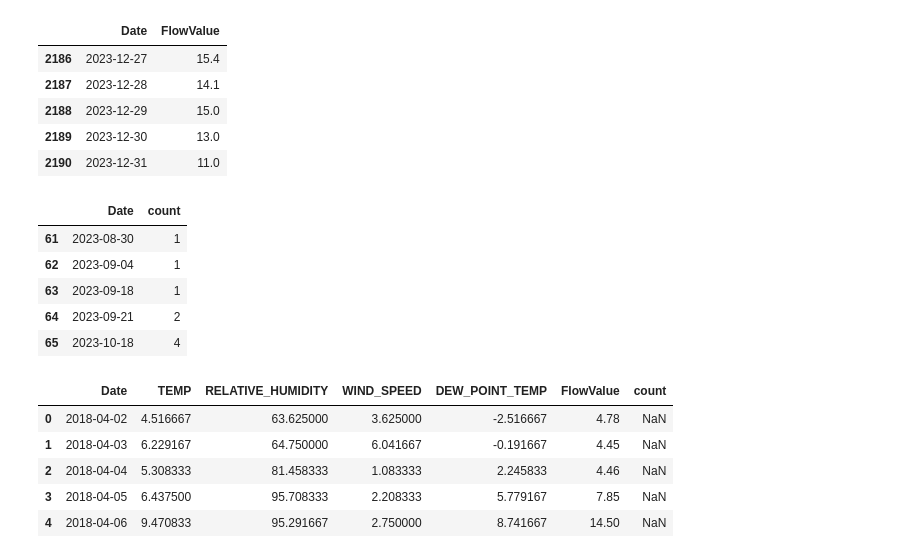
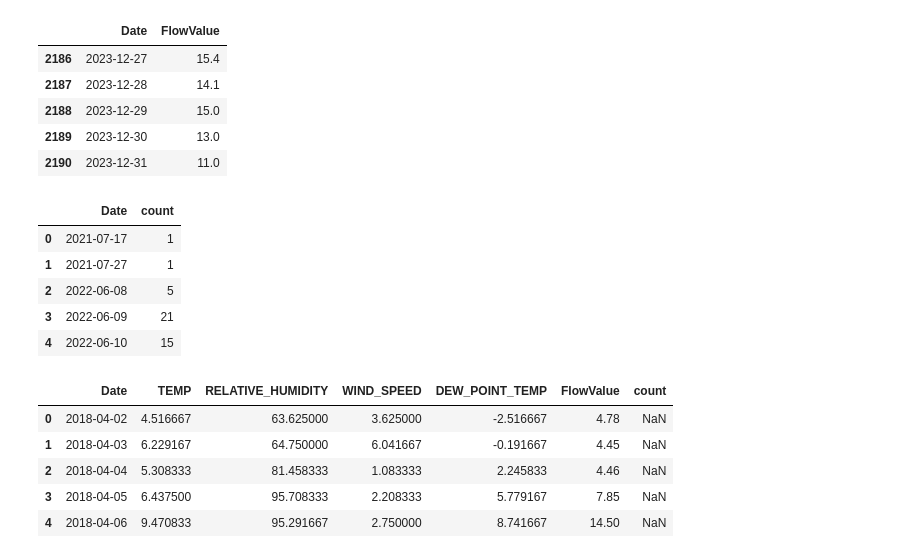
Before and after one commit to brahmwg/Bottlenecks_MDS_Capstone, a Jupyter notebook: outMigration_model/outM.ipynb, the cells around one changed output. Saved outputs shown, nothing was run; the diff lists cells and outputs as text; code cells hidden in the pictures.

```diff
--- a/outMigration_model/outM.ipynb
+++ b/outMigration_model/outM.ipynb
@@ -15,8 +15,8 @@ DataTransformerRegistry.enable('vegafusion')
 # %% [markdown]
 Salmon Detection Data
 # %%
-salmon = pd.read_csv('data/data_salmon.csv')
-salmon['earliest_detect_date'] = pd.to_datetime(salmon['earliest_detect_date'], format='%Y-%m-%d %H:%M:%S.%f', errors='coerce') # convert to date data type
-salmon['earliest_detect_date'] = pd.to_datetime(salmon['earliest_detect_date']).dt.floor('d') # keep date but not time
-salmon.head()
+salmon1 = pd.read_csv('data/data_salmon1.csv')
+salmon1['earliest_detect_date'] = pd.to_datetime(salmon1['earliest_detect_date'], format='%Y-%m-%d %H:%M:%S.%f', errors='coerce') # convert to date data type
+salmon1['earliest_detect_date'] = pd.to_datetime(salmon1['earliest_detect_date']).dt.floor('d') # keep date but not time
+salmon1.head()
 # %% [output]
@@ -28,0 +29,3 @@ salmon.head()
+# %%
+salmon_river = salmon1[salmon1['source'] == 'river' ]
+salmon_river.head()
@@ -146,16 +153,16 @@ flow_cow.tail()
 | 2189 | 2023-12-30 | 13.0 |
 | 2190 | 2023-12-31 | 11.0 |
 # %%
-salmon_cow_long = salmon[salmon['watershed']== 'cowichan'][['earliest_detect_date', 'tagid']]
-salmon_cow = salmon_cow_long.groupby('earliest_detect_date').agg(count=('tagid', 'nunique')).reset_index()
-salmon_cow.rename(columns={'earliest_detect_date': 'Date'}, inplace=True)
-salmon_cow.tail()
+salmon_cow1_long = salmon_river[salmon_river['watershed']== 'cowichan'][['earliest_detect_date', 'tagid']]
+salmon_cow1 = salmon_cow1_long.groupby('earliest_detect_date').agg(count=('tagid', 'nunique')).reset_index()
+salmon_cow1.rename(columns={'earliest_detect_date': 'Date'}, inplace=True)
+salmon_cow1.head()
 # %% [output]
 |  | Date | count |
-| 61 | 2023-08-30 | 1 |
-| 62 | 2023-09-04 | 1 |
-| 63 | 2023-09-18 | 1 |
-| 64 | 2023-09-21 | 2 |
-| 65 | 2023-10-18 | 4 |
+| 0 | 2021-07-17 | 1 |
+| 1 | 2021-07-27 | 1 |
+| 2 | 2022-06-08 | 5 |
+| 3 | 2022-06-09 | 21 |
+| 4 | 2022-06-10 | 15 |
 # %%
 firstmerge = pd.merge(tem_cow_daily, flow_cow, on='Date', how='left')
```
Also changed, not shown: parts of 26 cells of this notebook.
